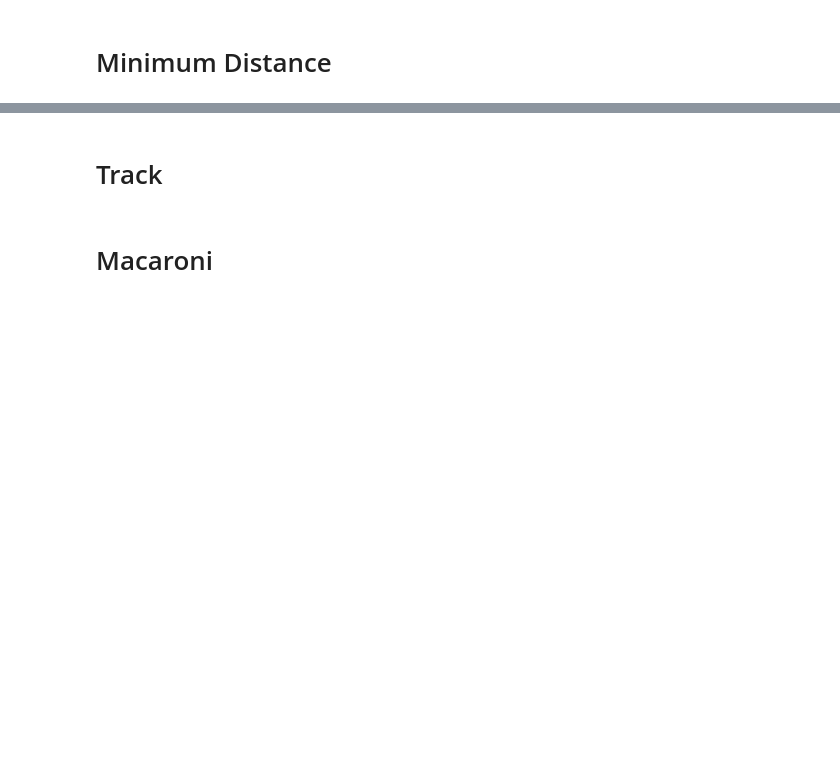
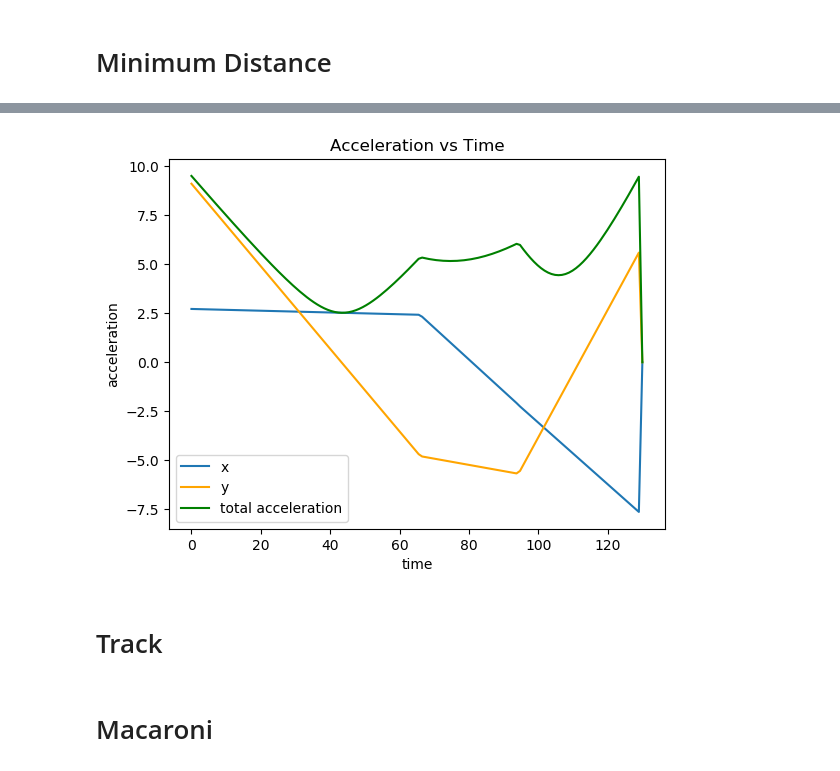
Before and after one commit to apletta/Optimization_PathPlanning, a Jupyter notebook: Master.ipynb, the cells around one changed output, grey strips where cells are left out. Cells and saved outputs as stored; diff of their text form; code cells hidden in the pictures; blank space fills up the shorter version.

```diff
--- a/Master.ipynb
+++ b/Master.ipynb
@@ -104,3 +239,17 @@ End: [40, 100]
+# %%
+# Acceleration plot
+x = range(0, stop=time, length=time)
+plot(x[:], getvalue(u_A)[1,:], label="x" )
+plot(x[:], getvalue(u_A)[2,:], label="y", color = "orange")
+total_u = (getvalue(u_A[1,:]).^2 + getvalue(u_A[2,:].^2)).^0.5
+plot(x[:], total_u, label="total acceleration" , color = "green")
+title("Acceleration vs Time")
+xlabel("time")
+ylabel("acceleration")
+legend()
+;
+# %% [output]
+[figure, added]
 # %% [markdown]
 # Track
 # %% [markdown]
```
Also changed, not shown: parts of 3 cells of this notebook, 2 other files.
